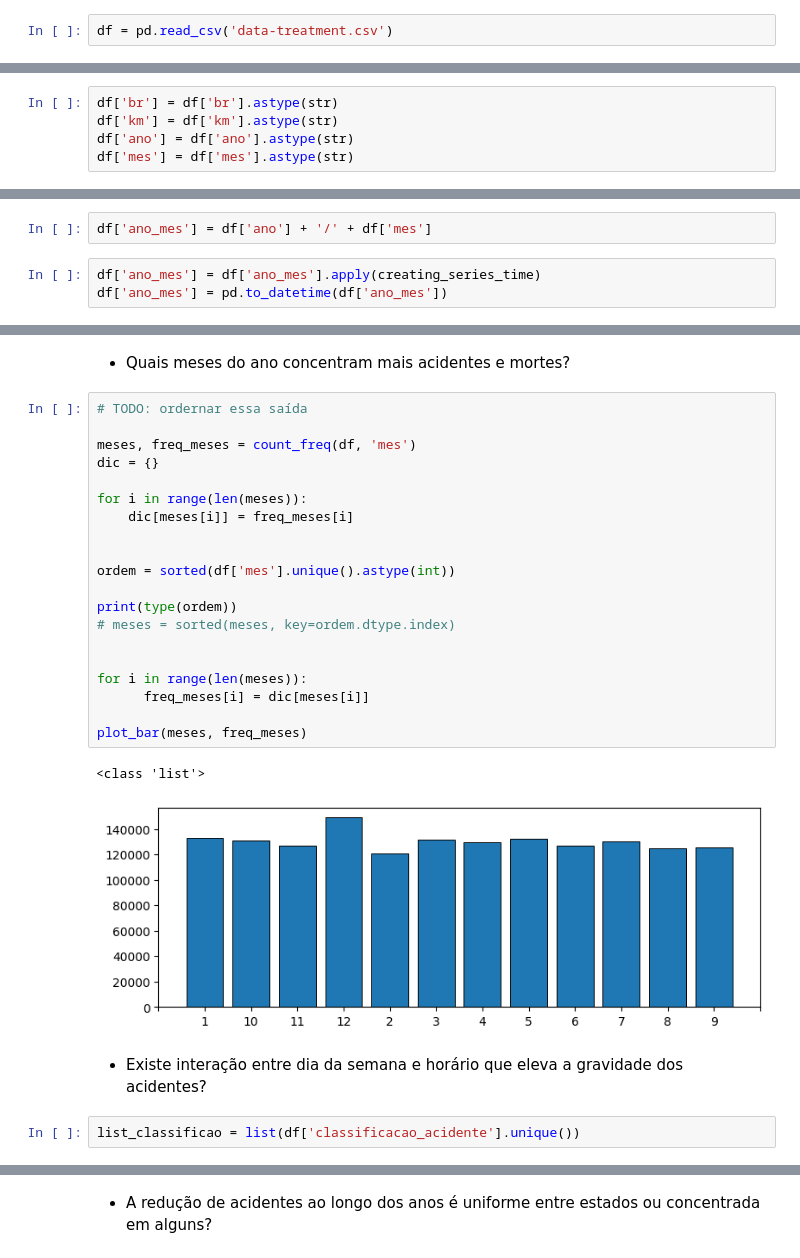
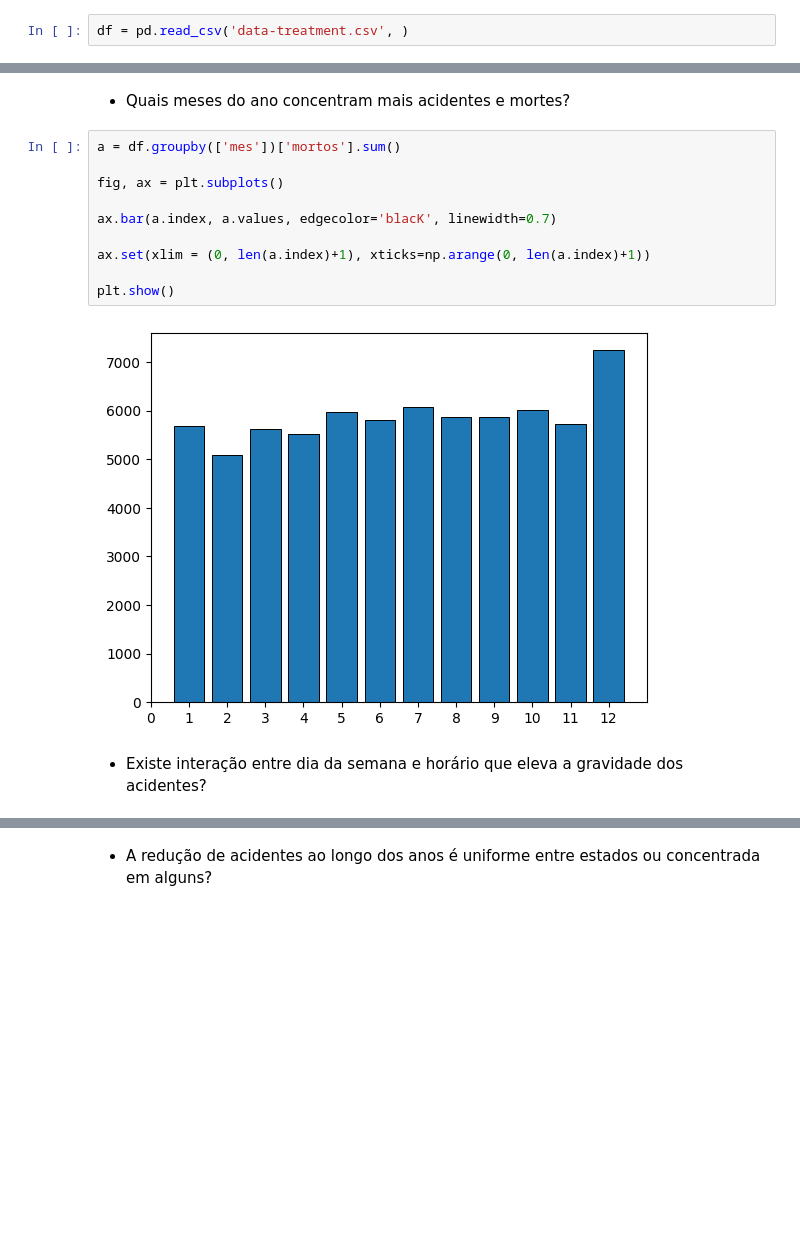
Before and after one commit to expeditow/acidentes-de-transito, a Jupyter notebook: analysis.ipynb, the cells around one changed output, grey strips where cells are left out. Cells and saved outputs as stored; diff of their text form; blank space fills up the shorter version.

```diff
--- a/analysis.ipynb
+++ b/analysis.ipynb
@@ -5,2 +10,2 @@ import numpy as np
 # %%
-df = pd.read_csv('data-treatment.csv')
+df = pd.read_csv('data-treatment.csv', )
@@ -23,5 +11,0 @@ Length: 4, dtype: str
-# %%
-df['br'] = df['br'].astype(str)
-df['km'] = df['km'].astype(str)
-df['ano'] = df['ano'].astype(str)
-df['mes'] = df['mes'].astype(str)
@@ -287,5 +106,0 @@ def creating_series_time(ano_mes: str) -> str:
-# %%
-df['ano_mes'] = df['ano'] + '/' + df['mes']
-# %%
-df['ano_mes'] = df['ano_mes'].apply(creating_series_time)
-df['ano_mes'] = pd.to_datetime(df['ano_mes'])
@@ -370,29 +132,16 @@ plot_bar(dias_semana, freq_dias_semana)
 # %% [markdown]
 - Quais meses do ano concentram mais acidentes e mortes?
 # %%
-# TODO: ordernar essa saída
+a = df.groupby(['mes'])['mortos'].sum()
 
-meses, freq_meses = count_freq(df, 'mes')
-dic = {}
+fig, ax = plt.subplots()
 
-for i in range(len(meses)):
-    dic[meses[i]] = freq_meses[i]
+ax.bar(a.index, a.values, edgecolor='blacK', linewidth=0.7)
 
+ax.set(xlim = (0, len(a.index)+1), xticks=np.arange(0, len(a.index)+1))
 
-ordem = sorted(df['mes'].unique().astype(int))
-
-print(type(ordem))
-# meses = sorted(meses, key=ordem.dtype.index)
-
-
-for i in range(len(meses)):
-      freq_meses[i] = dic[meses[i]]
-
-plot_bar(meses, freq_meses)
+plt.show()
 # %% [output]
-<class 'list'>
-[figure, old version]
+[figure, new version]
 # %% [markdown]
 - Existe interação entre dia da semana e horário que eleva a gravidade dos acidentes?
-# %%
-list_classificao = list(df['classificacao_acidente'].unique())
```
Also changed, not shown: parts of 76 cells of this notebook.
